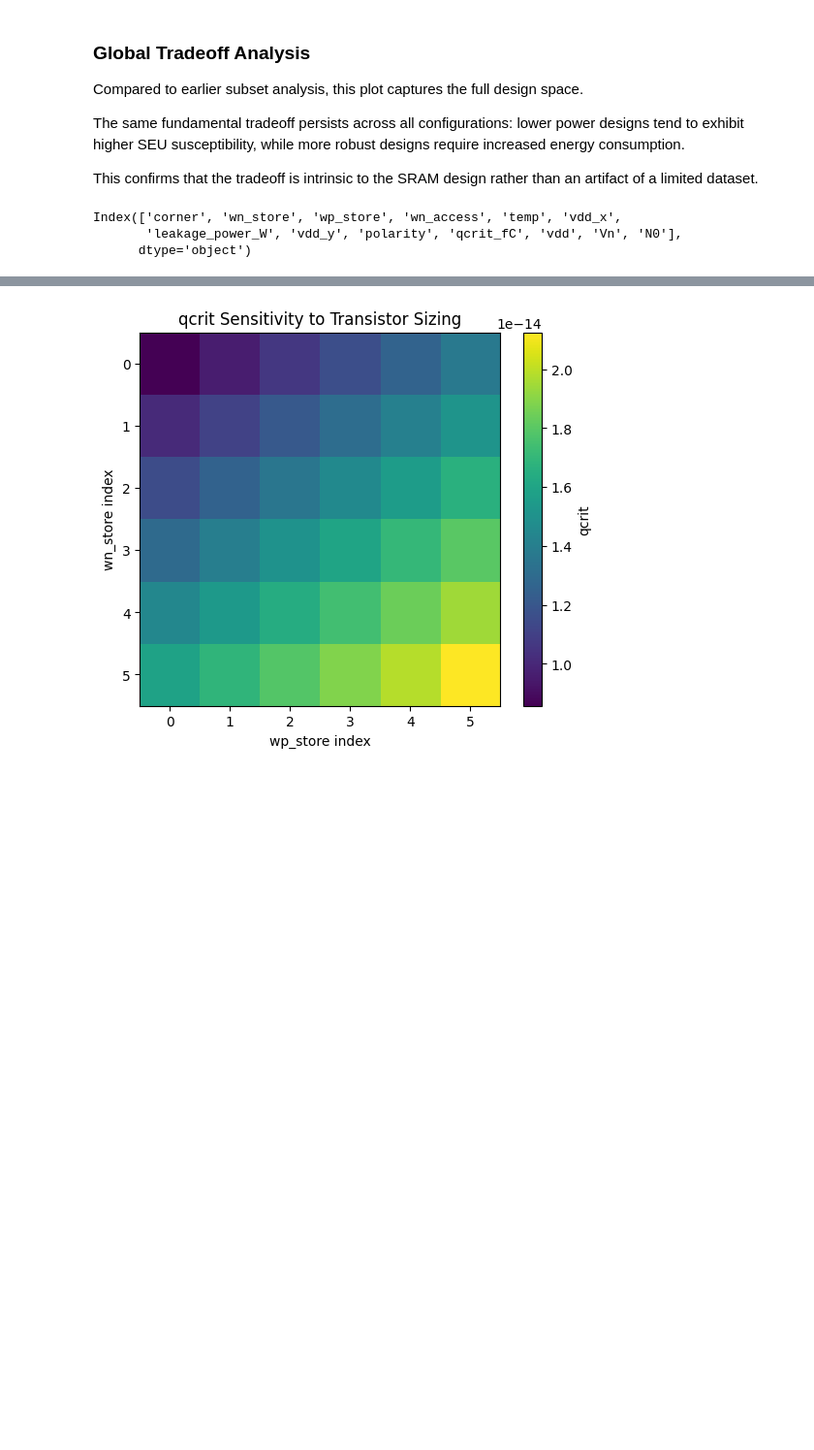
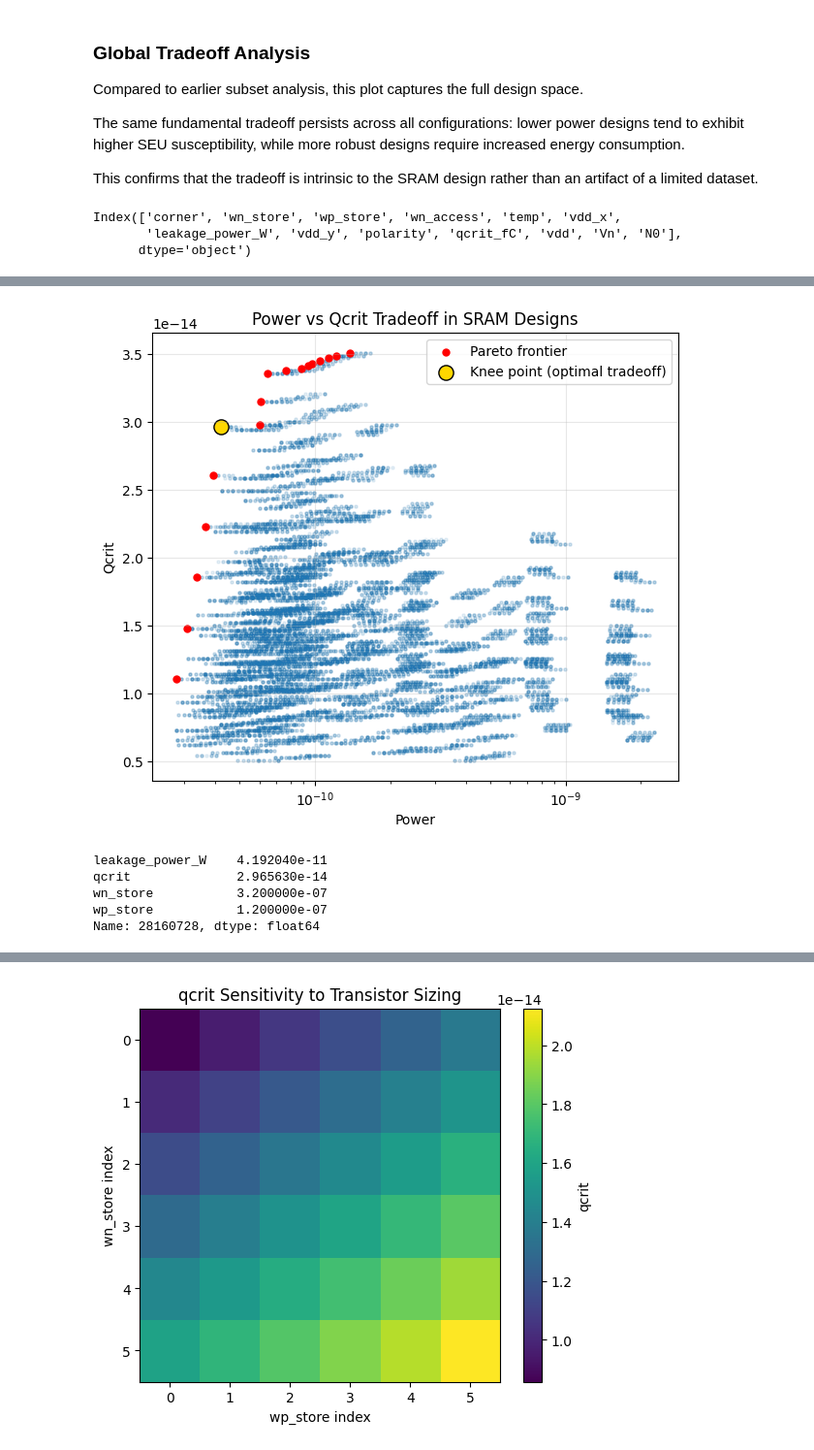
Before and after one commit to gannon1penn/ESE5760_Final_Project, a Jupyter notebook: sram_analysis.ipynb, the cells around one changed output, grey strips where cells are left out. Shown at 97% size. Drawn from its saved outputs; the diff is of its cells as text; code cells hidden in the pictures; blank space fills up the shorter version.

```diff
--- a/sram_analysis.ipynb
+++ b/sram_analysis.ipynb
@@ -499 +504,70 @@ plt.grid(alpha=0.3)
+# %%
+import numpy as np
+def find_knee_point(pareto_df):
+    # normalize
+    x = pareto_df["leakage_power_W"].values
+    y = pareto_df["qcrit"].values
+
+    x_norm = (x - x.min()) / (x.max() - x.min())
+    y_norm = (y - y.min()) / (y.max() - y.min())
+
+    # ideal point = (min power, max qcrit) → (0,1)
+    distances = np.sqrt((x_norm - 0)**2 + (y_norm - 1)**2)
+
+    knee_idx = np.argmin(distances)
+    return pareto_df.iloc[knee_idx]
+
+knee_point = find_knee_point(pareto_df)
+
+# ---- plotting ----
+df_plot = df_sample.sample(n=50000, random_state=42)
+
+plt.figure(figsize=(7,6))
+
+# background cloud
+plt.scatter(
+    df_plot["leakage_power_W"],
+    df_plot["qcrit"],
+    alpha=0.05,
+    s=5
+)
+
+# Pareto frontier
+plt.scatter(
+    pareto_df["leakage_power_W"],
+    pareto_df["qcrit"],
+    color="red",
+    s=25,
+    label="Pareto frontier"
+)
+
+# Knee point
+plt.scatter(
+    knee_point["leakage_power_W"],
+    knee_point["qcrit"],
+    color="gold",
+    edgecolors="black",
+    s=120,
+    label="Knee point (optimal tradeoff)"
+)
+
+plt.xlabel("Power")
+plt.xscale("log")
+plt.ylabel("Qcrit")
+plt.title("Power vs Qcrit Tradeoff in SRAM Designs")
+
+plt.legend()
+plt.grid(alpha=0.3)
+
+plt.show()
+
+# print optimal sizing
+knee_point
+# %% [output]
+[figure, added]
+leakage_power_W    4.192040e-11
+qcrit              2.965630e-14
+wn_store           3.200000e-07
+wp_store           1.200000e-07
+Name: 28160728, dtype: float64
 # %% [markdown]
```
Also changed, not shown: parts of 9 cells of this notebook.
